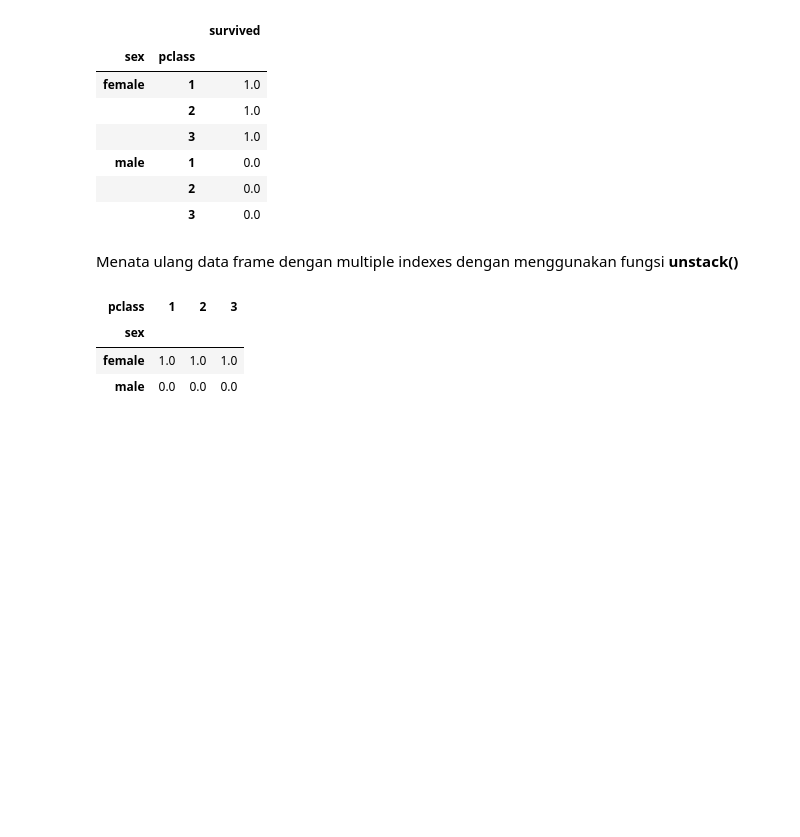
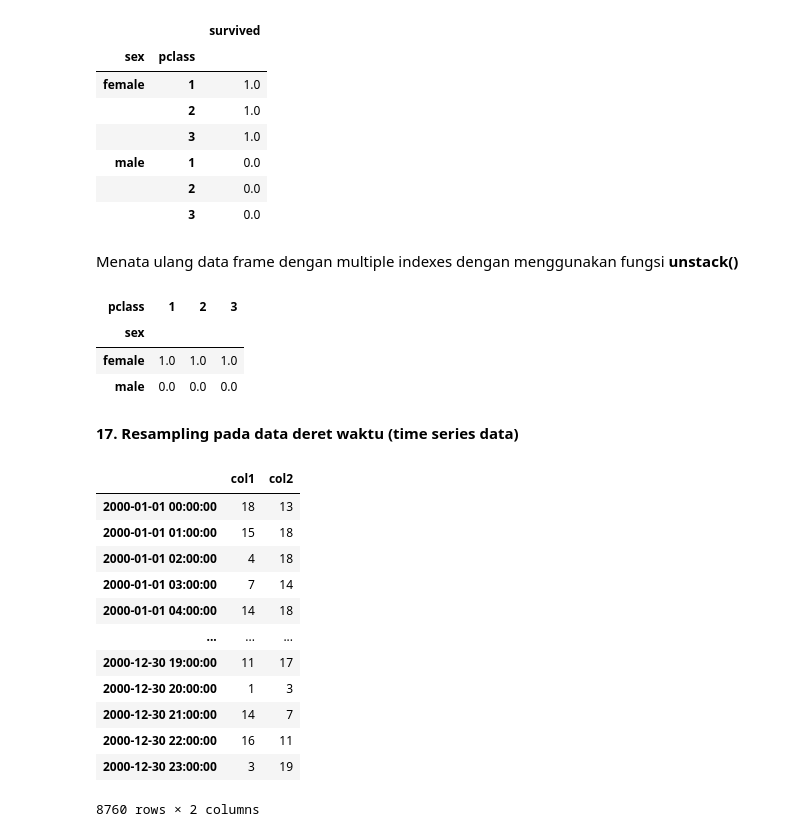
Before and after one commit to Edy-Mochamad/Learn-jupyter-notebook, a Jupyter notebook: pandas.ipynb, the cells around one changed output. Saved outputs shown, nothing was run; the diff lists cells and outputs as text; code cells hidden in the pictures; blank space fills up the shorter version.

```diff
--- a/pandas.ipynb
+++ b/pandas.ipynb
@@ -790,3 +790,28 @@ df.groupby(['sex', 'pclass'])['survived'].mean().unstack()
 | sex |  |  |  |
 | female | 1.0 | 1.0 | 1.0 |
 | male | 0.0 | 0.0 | 0.0 |
+# %% [markdown]
+**17. Resampling pada data deret waktu (time series data)**
+# %%
+x_rows = 365 * 24
+x_cols = 2
+cols = ['col1', 'col2']
+
+df = pd.DataFrame(np.random.randint(1, 20, size = (x_rows, x_cols)), columns = cols)
+
+df.index = pd.util.testing.makeDateIndex(x_rows, freq = 'H')
+df
+# %% [output]
+|  | col1 | col2 |
+| 2000-01-01 00:00:00 | 18 | 13 |
+| 2000-01-01 01:00:00 | 15 | 18 |
+| 2000-01-01 02:00:00 | 4 | 18 |
+| 2000-01-01 03:00:00 | 7 | 14 |
+| 2000-01-01 04:00:00 | 14 | 18 |
+| ... | ... | ... |
+| 2000-12-30 19:00:00 | 11 | 17 |
+| 2000-12-30 20:00:00 | 1 | 3 |
+| 2000-12-30 21:00:00 | 14 | 7 |
+| 2000-12-30 22:00:00 | 16 | 11 |
+| 2000-12-30 23:00:00 | 3 | 19 |
+8760 rows × 2 columns
```
Also changed, not shown: parts of 3 cells of this notebook.
